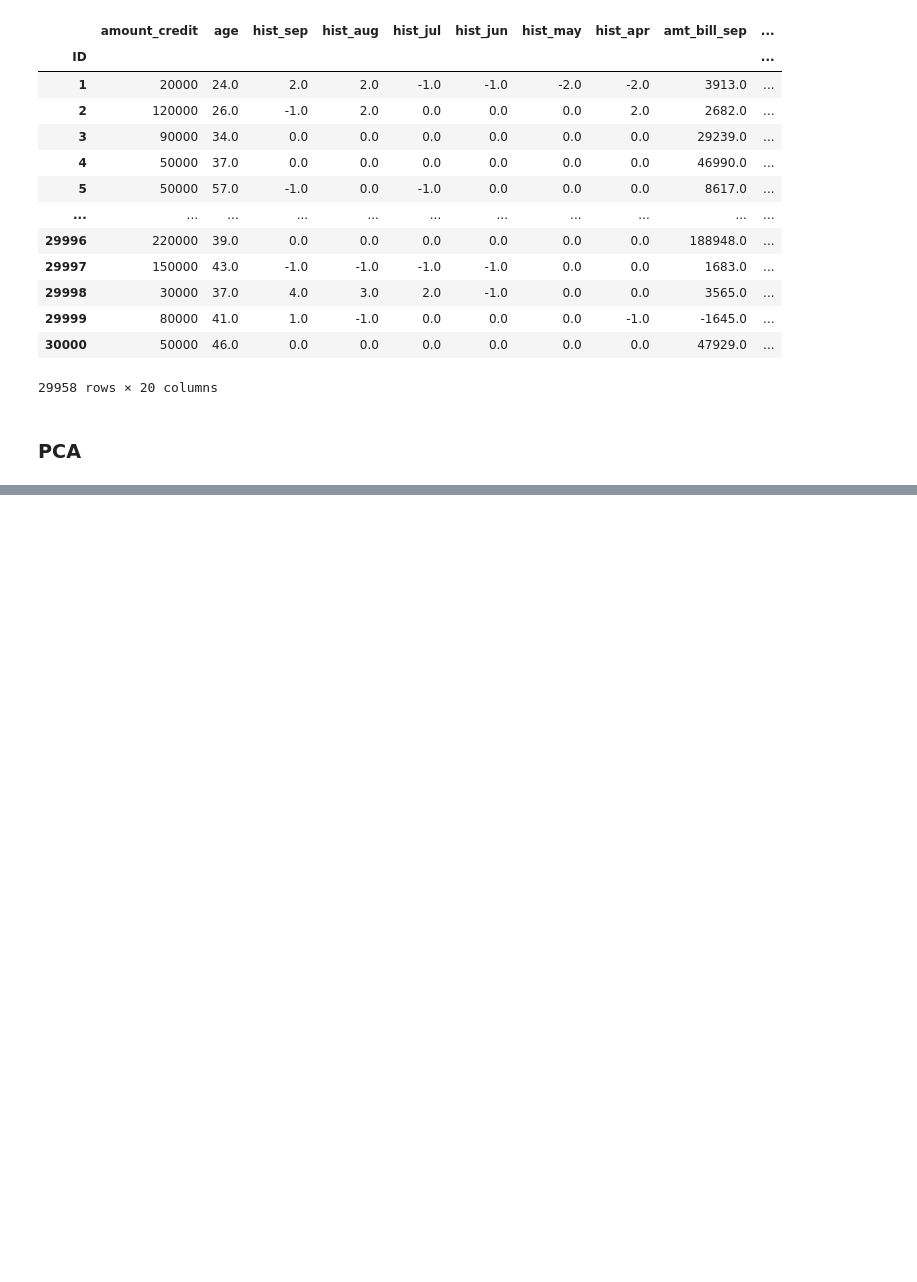
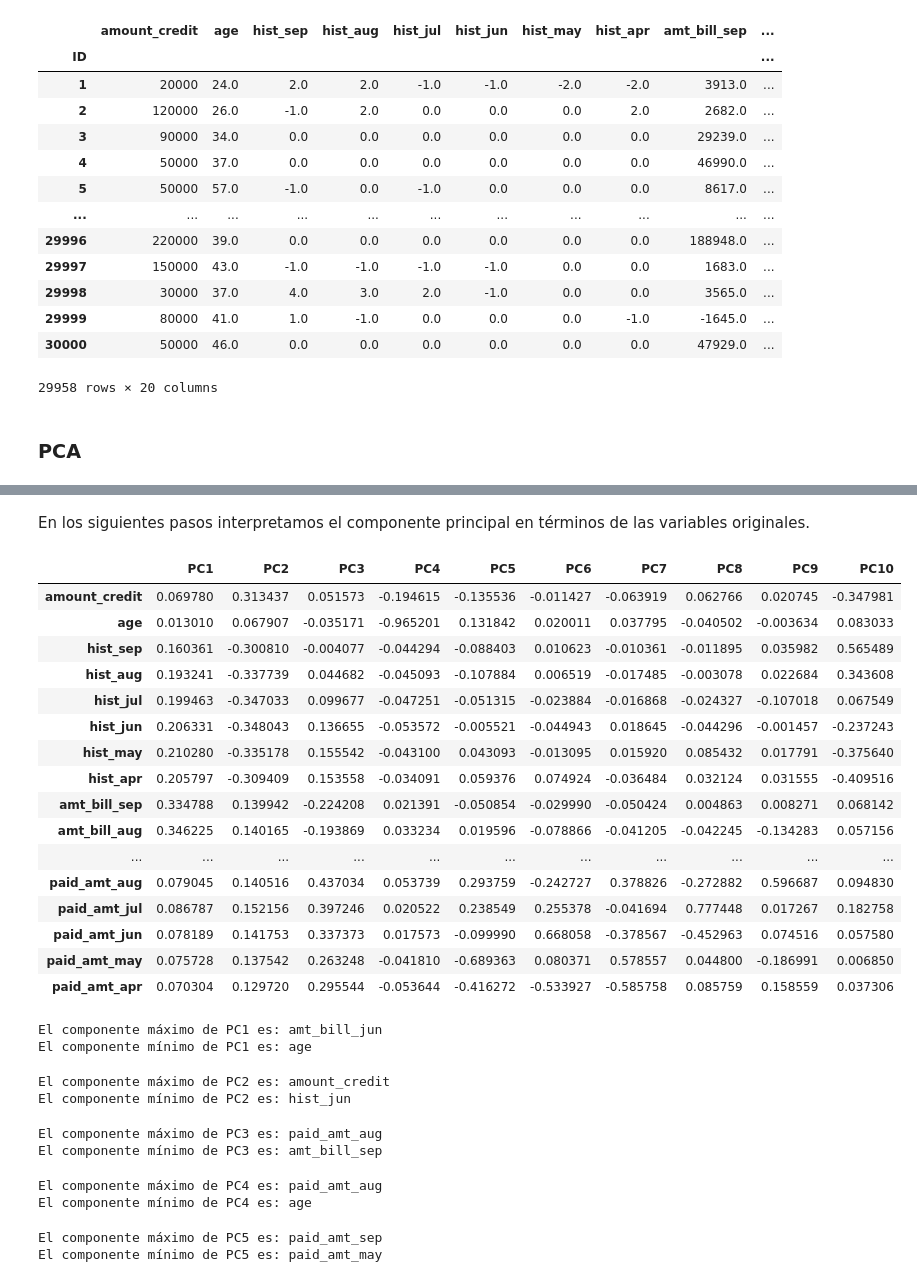
Before and after one commit to PosgradoMNA/actividades-del-projecto-equipo-71, a Jupyter notebook: Semana_4_Actividad_1.ipynb, the cells around one changed output, grey strips where cells are left out. Saved outputs shown, nothing was run; the diff lists cells and outputs as text; code cells hidden in the pictures; blank space fills up the shorter version.

```diff
--- a/Semana_4_Actividad_1.ipynb
+++ b/Semana_4_Actividad_1.ipynb
@@ -177,0 +186,10 @@ df_copy_3
+# %%
+# PCA
+pcsSummary_df = pd.DataFrame({'Standard deviation': np.sqrt(pcs.explained_variance_),
+                             'Proportion of variance': pcs.explained_variance_ratio_,
+                             'Cumulative proportion': np.cumsum(pcs.explained_variance_ratio_)
+                             })
+
+pcsSummary_df = pcsSummary_df.transpose()
+pcsSummary_df.columns = ['PC{}'.format(i) for i in range(1, len(pcsSummary_df.columns) + 1)]
+pcsSummary_df.round(4)
@@ -177,0 +240,56 @@ df_copy_3
+# %% [markdown]
+En los siguientes pasos interpretamos el componente principal en términos de las variables originales.
+# %%
+pcsComponents_df = pd.DataFrame(pcs.components_.transpose(),
+                                columns = pcsSummary_df.columns,
+                                index = df_copy_3.iloc[:, 0:20].columns
+                                )
+pcsComponents_df.iloc[:,:10]
+# %% [output]
+|  | PC1 | PC2 | PC3 | PC4 | PC5 | PC6 | PC7 | PC8 | PC9 | PC10 |
+| amount_credit | 0.069780 | 0.313437 | 0.051573 | -0.194615 | -0.135536 | -0.011427 | -0.063919 | 0.062766 | 0.020745 | -0.347981 |
+| age | 0.013010 | 0.067907 | -0.035171 | -0.965201 | 0.131842 | 0.020011 | 0.037795 | -0.040502 | -0.003634 | 0.083033 |
+| hist_sep | 0.160361 | -0.300810 | -0.004077 | -0.044294 | -0.088403 | 0.010623 | -0.010361 | -0.011895 | 0.035982 | 0.565489 |
+| hist_aug | 0.193241 | -0.337739 | 0.044682 | -0.045093 | -0.107884 | 0.006519 | -0.017485 | -0.003078 | 0.022684 | 0.343608 |
+| hist_jul | 0.199463 | -0.347033 | 0.099677 | -0.047251 | -0.051315 | -0.023884 | -0.016868 | -0.024327 | -0.107018 | 0.067549 |
+| hist_jun | 0.206331 | -0.348043 | 0.136655 | -0.053572 | -0.005521 | -0.044943 | 0.018645 | -0.044296 | -0.001457 | -0.237243 |
+| hist_may | 0.210280 | -0.335178 | 0.155542 | -0.043100 | 0.043093 | -0.013095 | 0.015920 | 0.085432 | 0.017791 | -0.375640 |
+| hist_apr | 0.205797 | -0.309409 | 0.153558 | -0.034091 | 0.059376 | 0.074924 | -0.036484 | 0.032124 | 0.031555 | -0.409516 |
+| amt_bill_sep | 0.334788 | 0.139942 | -0.224208 | 0.021391 | -0.050854 | -0.029990 | -0.050424 | 0.004863 | 0.008271 | 0.068142 |
+| amt_bill_aug | 0.346225 | 0.140165 | -0.193869 | 0.033234 | 0.019596 | -0.078866 | -0.041205 | -0.042245 | -0.134283 | 0.057156 |
+| ... | ... | ... | ... | ... | ... | ... | ... | ... | ... | ... |
+| paid_amt_aug | 0.079045 | 0.140516 | 0.437034 | 0.053739 | 0.293759 | -0.242727 | 0.378826 | -0.272882 | 0.596687 | 0.094830 |
+| paid_amt_jul | 0.086787 | 0.152156 | 0.397246 | 0.020522 | 0.238549 | 0.255378 | -0.041694 | 0.777448 | 0.017267 | 0.182758 |
+| paid_amt_jun | 0.078189 | 0.141753 | 0.337373 | 0.017573 | -0.099990 | 0.668058 | -0.378567 | -0.452963 | 0.074516 | 0.057580 |
+| paid_amt_may | 0.075728 | 0.137542 | 0.263248 | -0.041810 | -0.689363 | 0.080371 | 0.578557 | 0.044800 | -0.186991 | 0.006850 |
+| paid_amt_apr | 0.070304 | 0.129720 | 0.295544 | -0.053644 | -0.416272 | -0.533927 | -0.585758 | 0.085759 | 0.158559 | 0.037306 |
+# %%
+print("El componente máximo de PC1 es: " + pcsComponents_df.PC1.idxmax())
+print("El componente mínimo de PC1 es: " + pcsComponents_df.PC1.idxmin())
+# %% [output]
+El componente máximo de PC1 es: amt_bill_jun
+El componente mínimo de PC1 es: age
+# %%
+print("El componente máximo de PC2 es: " + pcsComponents_df.PC2.idxmax())
+print("El componente mínimo de PC2 es: " + pcsComponents_df.PC2.idxmin())
+# %% [output]
+El componente máximo de PC2 es: amount_credit
+El componente mínimo de PC2 es: hist_jun
+# %%
+print("El componente máximo de PC3 es: " + pcsComponents_df.PC3.idxmax())
+print("El componente mínimo de PC3 es: " + pcsComponents_df.PC3.idxmin())
+# %% [output]
+El componente máximo de PC3 es: paid_amt_aug
+El componente mínimo de PC3 es: amt_bill_sep
+# %%
+print("El componente máximo de PC4 es: " + pcsComponents_df.PC4.idxmax())
+print("El componente mínimo de PC4 es: " + pcsComponents_df.PC4.idxmin())
+# %% [output]
+El componente máximo de PC4 es: paid_amt_aug
+El componente mínimo de PC4 es: age
+# %%
+print("El componente máximo de PC5 es: " + pcsComponents_df.PC5.idxmax())
+print("El componente mínimo de PC5 es: " + pcsComponents_df.PC5.idxmin())
+# %% [output]
+El componente máximo de PC5 es: paid_amt_sep
+El componente mínimo de PC5 es: paid_amt_may
```
Also changed, not shown: parts of 21 cells of this notebook.
